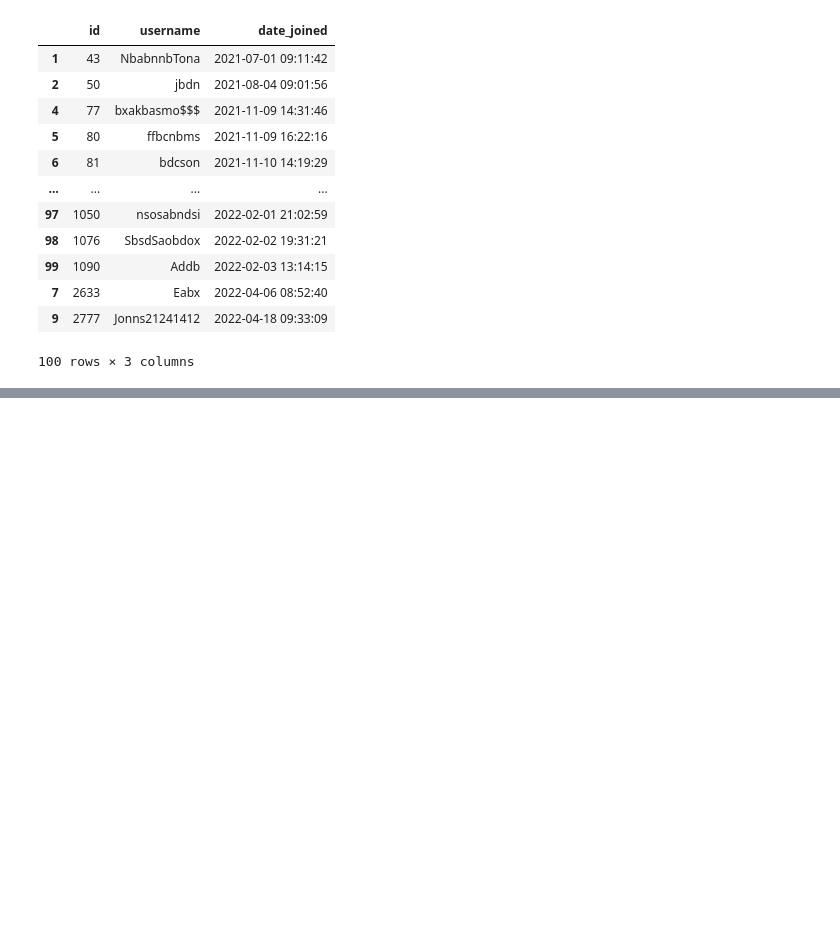
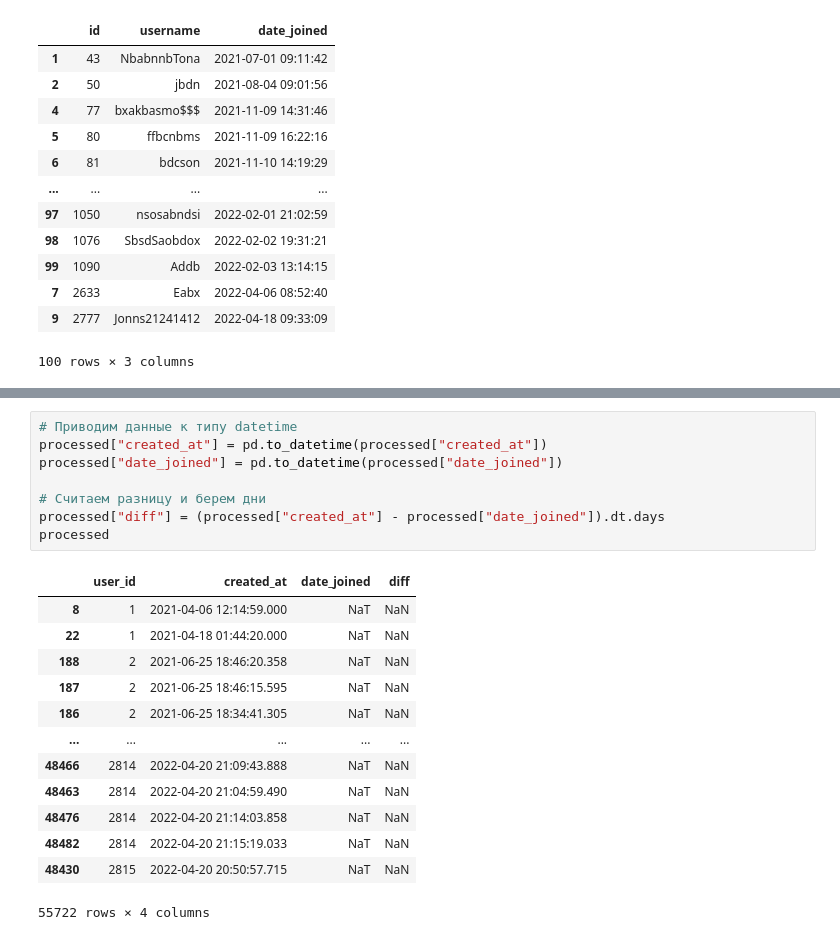
Before and after one commit to alexanderniki/alx-study, a Jupyter notebook: Analytics/Pandas Basics/homework-3.ipynb, the cells around one changed output, grey strips where cells are left out. Saved outputs shown, nothing was run; the diff lists cells and outputs as text; blank space fills up the shorter version.

```diff
--- a/Analytics/Pandas Basics/homework-3.ipynb
+++ b/Analytics/Pandas Basics/homework-3.ipynb
@@ -154,0 +174,22 @@ processed
+# %%
+# Приводим данные к типу datetime
+processed["created_at"] = pd.to_datetime(processed["created_at"])
+processed["date_joined"] = pd.to_datetime(processed["date_joined"])
+
+# Считаем разницу и берем дни
+processed["diff"] = (processed["created_at"] - processed["date_joined"]).dt.days
+processed
+# %% [output]
+|  | user_id | created_at | date_joined | diff |
+| 8 | 1 | 2021-04-06 12:14:59.000 | NaT | NaN |
+| 22 | 1 | 2021-04-18 01:44:20.000 | NaT | NaN |
+| 188 | 2 | 2021-06-25 18:46:20.358 | NaT | NaN |
+| 187 | 2 | 2021-06-25 18:46:15.595 | NaT | NaN |
+| 186 | 2 | 2021-06-25 18:34:41.305 | NaT | NaN |
+| ... | ... | ... | ... | ... |
+| 48466 | 2814 | 2022-04-20 21:09:43.888 | NaT | NaN |
+| 48463 | 2814 | 2022-04-20 21:04:59.490 | NaT | NaN |
+| 48476 | 2814 | 2022-04-20 21:14:03.858 | NaT | NaN |
+| 48482 | 2814 | 2022-04-20 21:15:19.033 | NaT | NaN |
+| 48430 | 2815 | 2022-04-20 20:50:57.715 | NaT | NaN |
+55722 rows × 4 columns
```
Also changed, not shown: parts of 10 cells of this notebook, 1 other file.
